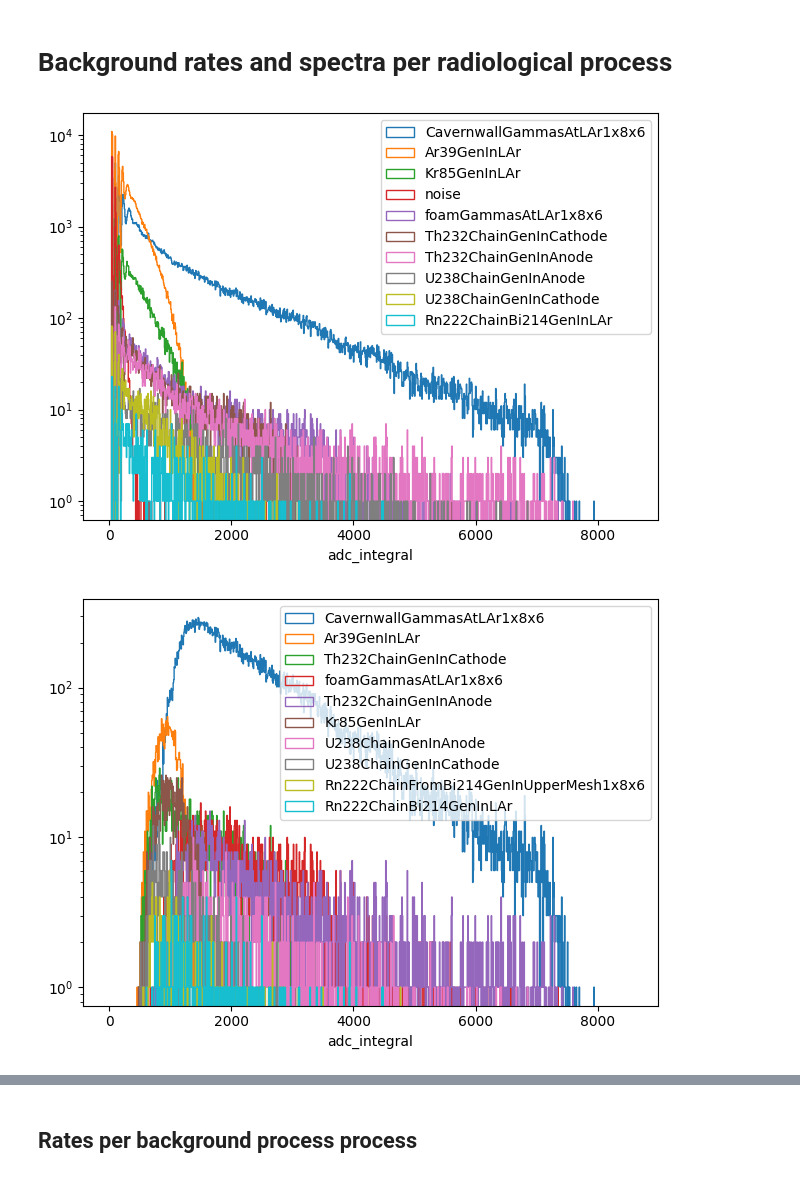
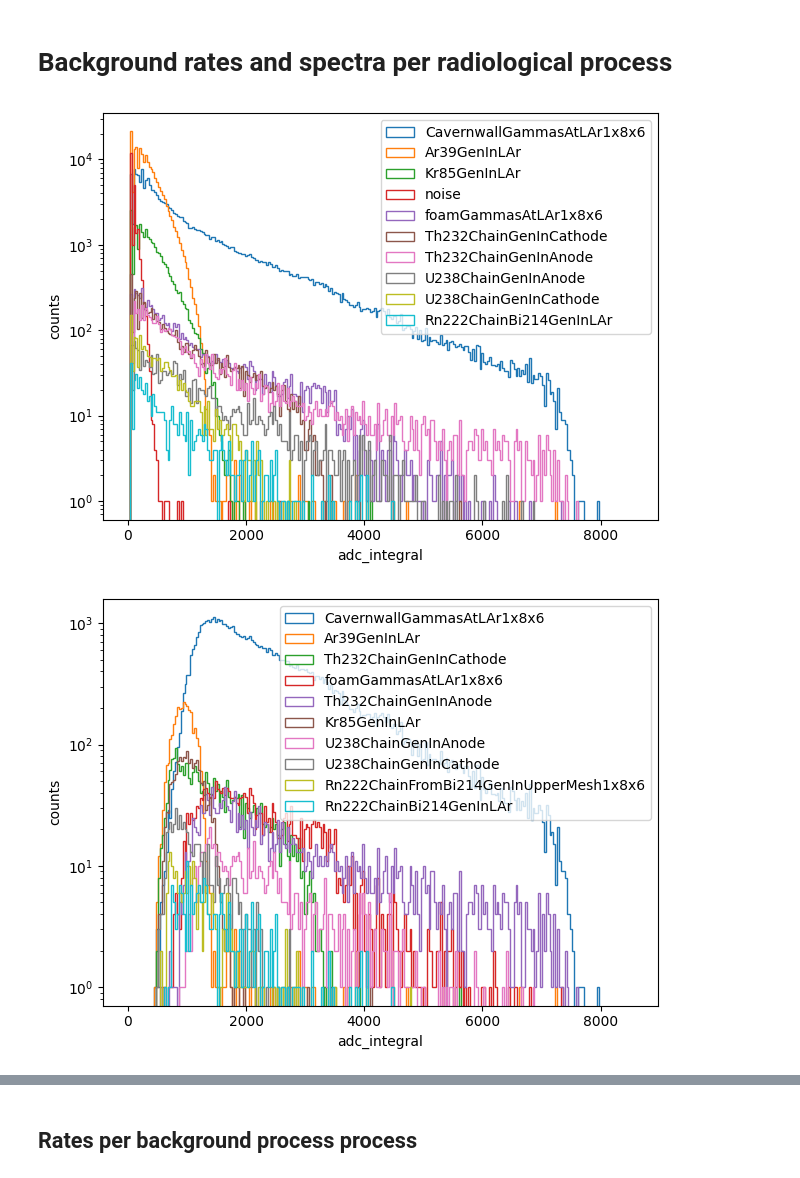
Before and after one commit to alessandrothea/tpvalidator, a Jupyter notebook: notebooks/mcprod/VDBackgroundRates.ipynb, the cells around one changed output, grey strips where cells are left out. Drawn from its saved outputs; the diff is of its cells as text; code cells hidden in the pictures.

```diff
--- a/notebooks/mcprod/VDBackgroundRates.ipynb
+++ b/notebooks/mcprod/VDBackgroundRates.ipynb
@@ -197,2 +307,10 @@ datasets = {
 # %%
-safe_samples_cut = '(sample_peak > 100 & sample_peak < 8100)'
+# Sanitize TPs
+# This cut removes TPs in regions where the sim/backtracking response is ambiguous :
+# - sample_peak < 100 : reduced backtracking efficiency
+# - sample_peak > 8100 : missing ides
+wirecell_ides_cut = 'sample_peak > 100 & sample_peak < 8100'
+
+for n, df in datasets.items():
+    df.tps.query(wirecell_ides_cut, inplace=True)
+    df.tps.extra_info['readout_window'] = 8000
@@ -198,0 +388,5 @@ safe_samples_cut = '(sample_peak > 100 & sample_peak < 8100)'
+# %%
+fig, ax = plt.subplots(figsize=(10,6))
+n_bins = datasets['radiols'].mctruths.query("pdg == 11").generator_name.nunique()
+datasets['radiols'].mctruths.query("pdg == 11").generator_name.hist(bins=n_bins, ax=ax)
+ax.set_xticklabels(ax.get_xticklabels(), rotation='vertical')
@@ -198,0 +412,7 @@ safe_samples_cut = '(sample_peak > 100 & sample_peak < 8100)'
+# %%
+fig, axes = plt.subplots(2,1)
+n_bins = datasets['radiols'].mcparticles.query("pdg == 11").truth_block_id.nunique()
+datasets['radiols'].mcparticles.query("pdg == 11").truth_block_id.hist(bins=n_bins, ax=axes[0])
+
+
+datasets['radiols'].mcparticles.query('truth_block_id == 9').t.hist(ax=axes[1])
@@ -287,41 +544,41 @@ print(make_rates_table(datasets, f'bt_is_signal == 1 & {safe_samples_cut} & samp
 # %%
 # Create a TP preselection - only TPs with peak within the range where backtracking works
 
-rad_sel = snn.TPSignalNoisePreSelection(rad_ws.tps.query(safe_samples_cut))
+rad_sel = snn.TPSignalNoiseSelector(rad_ws.tps)
 # %%
 # Plot rates distributions for the top backgrounds
 
-def plot_rates_by_source(tps, var='adc_integral', binsize=8):
+def plot_tpcounts_by_source(tps, var='adc_integral', binsize=8):
 
     num_bkg = 10
     tps_by_gen = sorted([(n,df) for n,df in tps.groupby('bt_generator_name')], reverse=True, key=lambda x: len(x[1]))
     top_by_gen = tps_by_gen[:num_bkg]
 
-    # print(top_by_gen)
     bin_max = max([df[var].max() for _, df in top_by_gen])
 
-    # print(bin_max)
-    bins=list(range(0, int(bin_max), binsize))
+    bins=np.arange(0, int(bin_max), binsize)
 
     fig, ax = plt.subplots()
+    # fig, ax = plt.subplots(figsize=(12,10))
     for n,df in top_by_gen:
         ax.hist(df[var], bins=bins, histtype='step', label=n if n else 'noise')
     ax.legend()
     ax.set_yscale('log')
     ax.set_xlabel(var)
+    ax.set_ylabel('counts')
     fig.tight_layout()
     return fig
 
 ro_view = 2
 var = 'adc_integral'
-fig = plot_rates_by_source(rad_sel.all_by_view[ro_view], var=var)
-fig = plot_rates_by_source(rad_sel.all_by_view[ro_view].query('samples_over_threshold > 8'), var=var)
+fig = plot_tpcounts_by_source(rad_sel.all_by_view[ro_view], var=var, binsize=32)
+fig = plot_tpcounts_by_source(rad_sel.all_by_view[ro_view].query('samples_over_threshold > 8'), var=var, binsize=32)
 var = 'adc_peak'
-fig = plot_rates_by_source(rad_sel.all_by_view[ro_view], var=var)
-fig = plot_rates_by_source(rad_sel.all_by_view[ro_view].query('samples_over_threshold > 8'), var=var)
+fig = plot_tpcounts_by_source(rad_sel.all_by_view[ro_view], var=var, binsize=64)
+fig = plot_tpcounts_by_source(rad_sel.all_by_view[ro_view].query('samples_over_threshold > 8'), var=var, binsize=64)
 var = 'samples_over_threshold'
-fig = plot_rates_by_source(rad_sel.all_by_view[ro_view], var=var, binsize=1)
-fig = plot_rates_by_source(rad_sel.all_by_view[ro_view].query('samples_over_threshold > 8'), var=var, binsize=1)
+fig = plot_tpcounts_by_source(rad_sel.all_by_view[ro_view], var=var, binsize=1)
+fig = plot_tpcounts_by_source(rad_sel.all_by_view[ro_view].query('samples_over_threshold > 8'), var=var, binsize=1)
 # %% [output]
-[figure, old version]
+[figure, new version]
-[figure, old version]
+[figure, new version]
```
Also changed, not shown: parts of 44 cells of this notebook, 14 other files.
